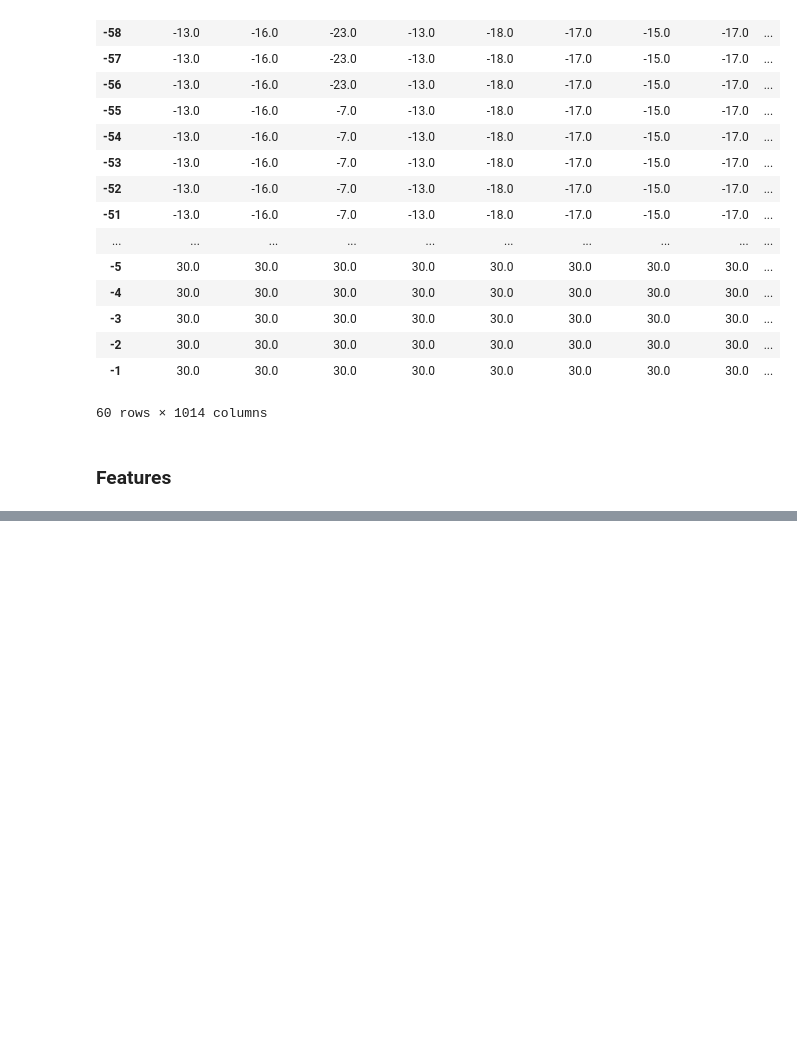
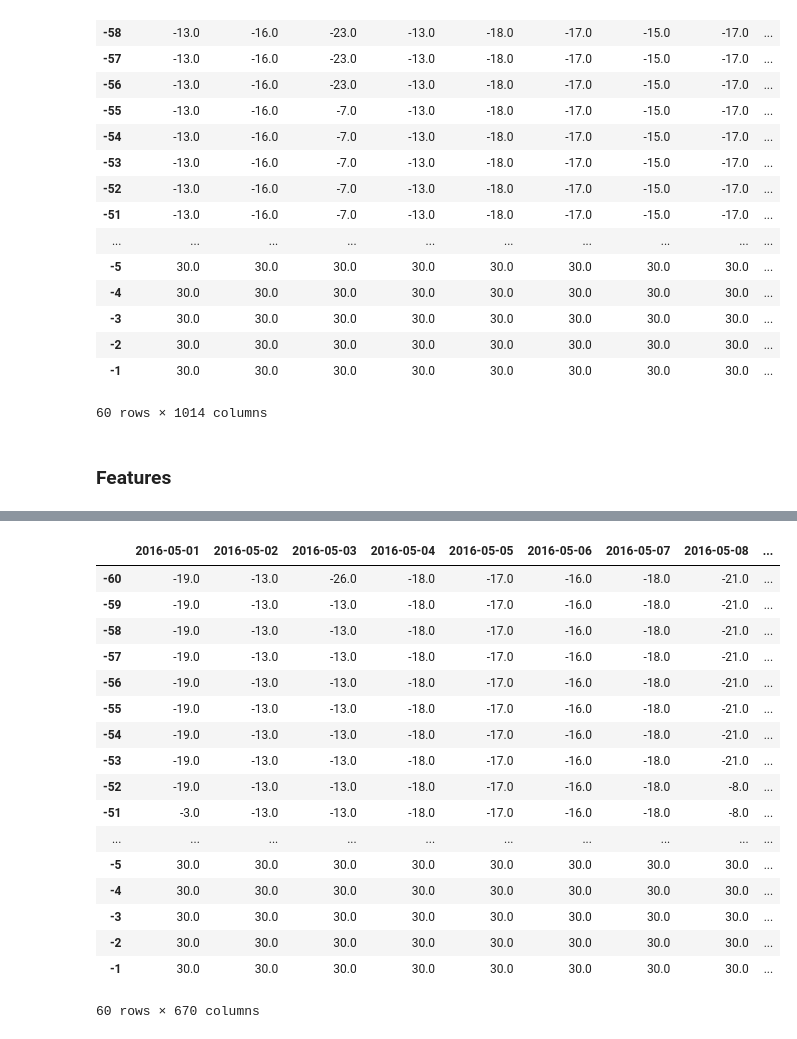
Before and after one commit to iplitharas/decision_tree, a Jupyter notebook: decision_tree.ipynb, the cells around one changed output, grey strips where cells are left out. Cells and saved outputs as stored; diff of their text form; code cells hidden in the pictures; blank space fills up the shorter version.

```diff
--- a/decision_tree.ipynb
+++ b/decision_tree.ipynb
@@ -82,0 +106,21 @@ features
+# %%
+testing
+# %% [output]
+|  | 2016-05-01 | 2016-05-02 | 2016-05-03 | 2016-05-04 | 2016-05-05 | 2016-05-06 | 2016-05-07 | 2016-05-08 | ... |
+| -60 | -19.0 | -13.0 | -26.0 | -18.0 | -17.0 | -16.0 | -18.0 | -21.0 | ... |
+| -59 | -19.0 | -13.0 | -13.0 | -18.0 | -17.0 | -16.0 | -18.0 | -21.0 | ... |
+| -58 | -19.0 | -13.0 | -13.0 | -18.0 | -17.0 | -16.0 | -18.0 | -21.0 | ... |
+| -57 | -19.0 | -13.0 | -13.0 | -18.0 | -17.0 | -16.0 | -18.0 | -21.0 | ... |
+| -56 | -19.0 | -13.0 | -13.0 | -18.0 | -17.0 | -16.0 | -18.0 | -21.0 | ... |
+| -55 | -19.0 | -13.0 | -13.0 | -18.0 | -17.0 | -16.0 | -18.0 | -21.0 | ... |
+| -54 | -19.0 | -13.0 | -13.0 | -18.0 | -17.0 | -16.0 | -18.0 | -21.0 | ... |
+| -53 | -19.0 | -13.0 | -13.0 | -18.0 | -17.0 | -16.0 | -18.0 | -21.0 | ... |
+| -52 | -19.0 | -13.0 | -13.0 | -18.0 | -17.0 | -16.0 | -18.0 | -8.0 | ... |
+| -51 | -3.0 | -13.0 | -13.0 | -18.0 | -17.0 | -16.0 | -18.0 | -8.0 | ... |
+| ... | ... | ... | ... | ... | ... | ... | ... | ... | ... |
+| -5 | 30.0 | 30.0 | 30.0 | 30.0 | 30.0 | 30.0 | 30.0 | 30.0 | ... |
+| -4 | 30.0 | 30.0 | 30.0 | 30.0 | 30.0 | 30.0 | 30.0 | 30.0 | ... |
+| -3 | 30.0 | 30.0 | 30.0 | 30.0 | 30.0 | 30.0 | 30.0 | 30.0 | ... |
+| -2 | 30.0 | 30.0 | 30.0 | 30.0 | 30.0 | 30.0 | 30.0 | 30.0 | ... |
+| -1 | 30.0 | 30.0 | 30.0 | 30.0 | 30.0 | 30.0 | 30.0 | 30.0 | ... |
+60 rows × 670 columns
```
Also changed, not shown: parts of 7 cells of this notebook, 5 other files.
